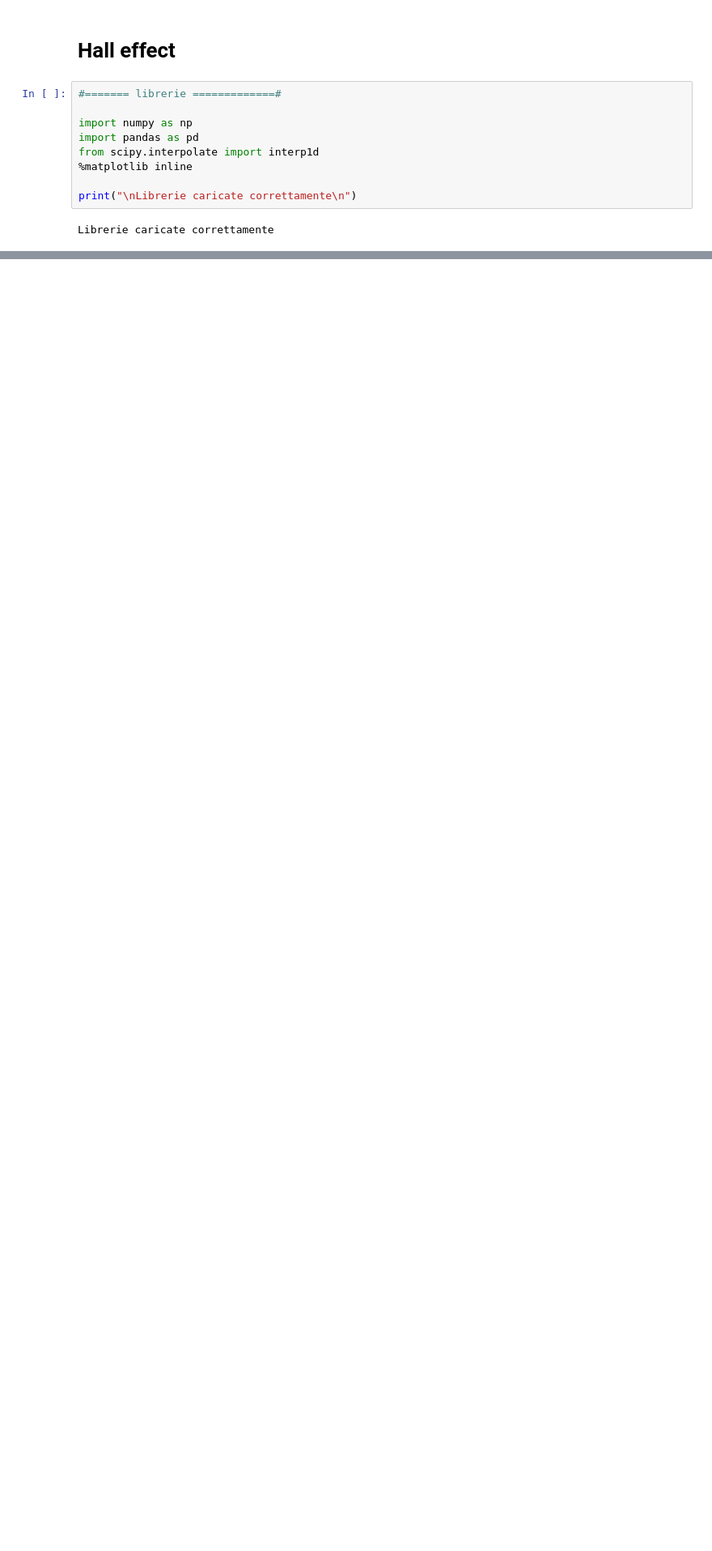
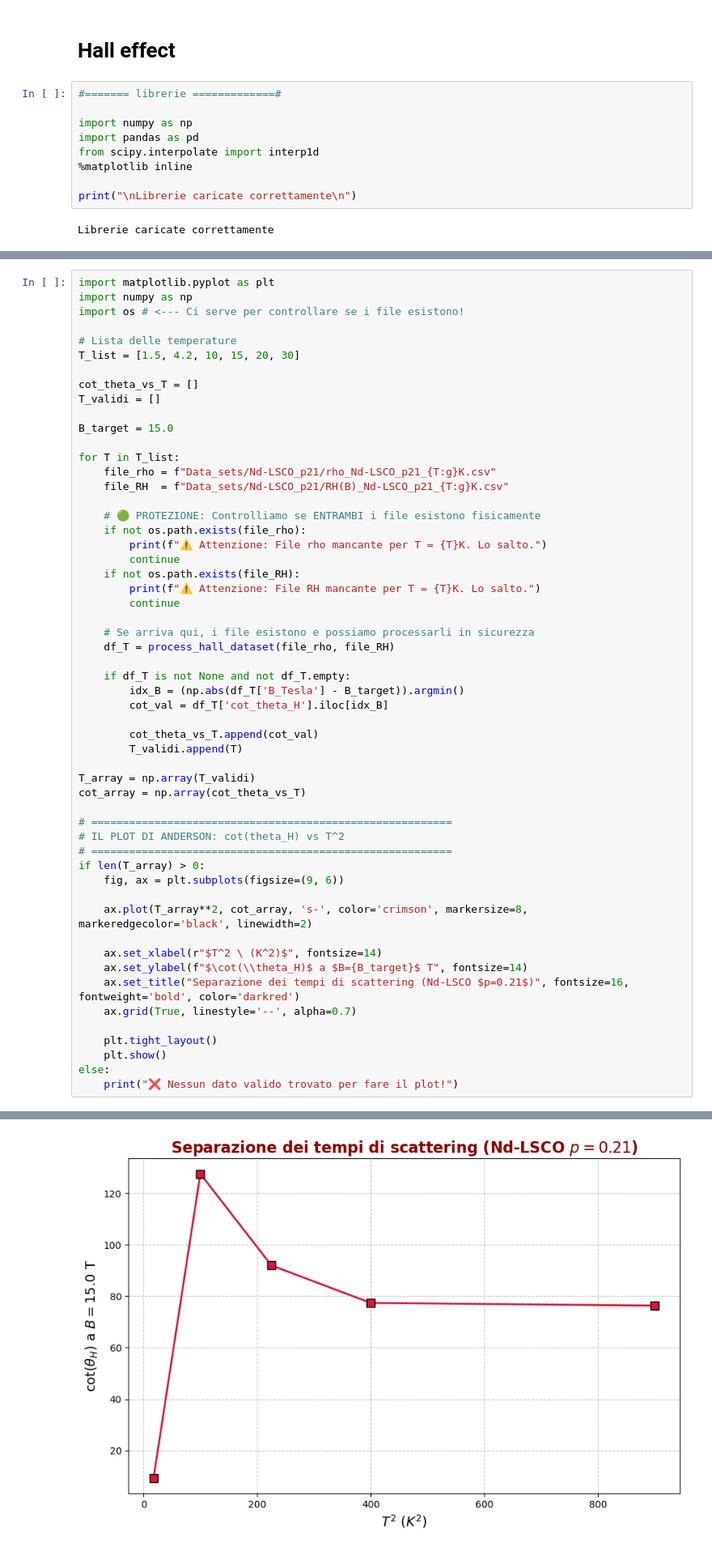
Before and after one commit to vikramsingh2003vvs-tech/Master-s-Thesis, a Jupyter notebook: Hall/Fit_Hall.ipynb, the cells around one changed output, grey strips where cells are left out. Shown at 81% size. Drawn from its saved outputs; the diff is of its cells as text; blank space fills up the shorter version.

```diff
--- a/Hall/Fit_Hall.ipynb
+++ b/Hall/Fit_Hall.ipynb
@@ -118,0 +113,56 @@ NameError: name 'rho_xx' is not defined
+# %%
+import matplotlib.pyplot as plt
+import numpy as np
+import os # <--- Ci serve per controllare se i file esistono!
+
+# Lista delle temperature
+T_list = [1.5, 4.2, 10, 15, 20, 30]
+
+cot_theta_vs_T = []
+T_validi = []
+
+B_target = 15.0
+
+for T in T_list:
+    file_rho = f"Data_sets/Nd-LSCO_p21/rho_Nd-LSCO_p21_{T:g}K.csv"
+    file_RH  = f"Data_sets/Nd-LSCO_p21/RH(B)_Nd-LSCO_p21_{T:g}K.csv"
+
+    # 🟢 PROTEZIONE: Controlliamo se ENTRAMBI i file esistono fisicamente
+    if not os.path.exists(file_rho):
+        print(f"⚠️ Attenzione: File rho mancante per T = {T}K. Lo salto.")
+        continue
+    if not os.path.exists(file_RH):
+        print(f"⚠️ Attenzione: File RH mancante per T = {T}K. Lo salto.")
+        continue
+
+    # Se arriva qui, i file esistono e possiamo processarli in sicurezza
+    df_T = process_hall_dataset(file_rho, file_RH)
+
+    if df_T is not None and not df_T.empty:
+        idx_B = (np.abs(df_T['B_Tesla'] - B_target)).argmin()
+        cot_val = df_T['cot_theta_H'].iloc[idx_B]
+
+        cot_theta_vs_T.append(cot_val)
+        T_validi.append(T)
+
+T_array = np.array(T_validi)
+cot_array = np.array(cot_theta_vs_T)
+
+# =========================================================
+# IL PLOT DI ANDERSON: cot(theta_H) vs T^2
+# =========================================================
+if len(T_array) > 0:
+    fig, ax = plt.subplots(figsize=(9, 6))
+
+    ax.plot(T_array**2, cot_array, 's-', color='crimson', markersize=8, markeredgecolor='black', linewidth=2)
+
+    ax.set_xlabel(r"$T^2 \ (K^2)$", fontsize=14)
+    ax.set_ylabel(f"$\cot(\\theta_H)$ a $B={B_target}$ T", fontsize=14)
+    ax.set_title("Separazione dei tempi di scattering (Nd-LSCO $p=0.21$)", fontsize=16, fontweight='bold', color='darkred')
+    ax.grid(True, linestyle='--', alpha=0.7)
+
+    plt.tight_layout()
+    plt.show()
+else:
+    print("❌ Nessun dato valido trovato per fare il plot!")
+# %% [output]
@@ -118,0 +170 @@ NameError: name 'rho_xx' is not defined
+[figure, added]
```
Also changed, not shown: parts of 3 cells of this notebook, 5 other files.
